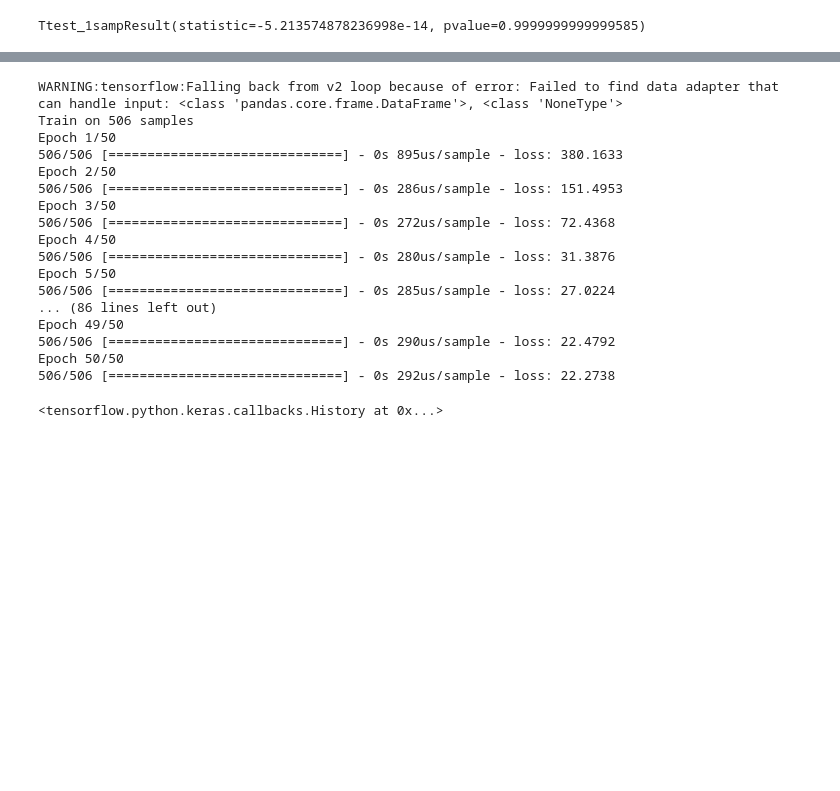
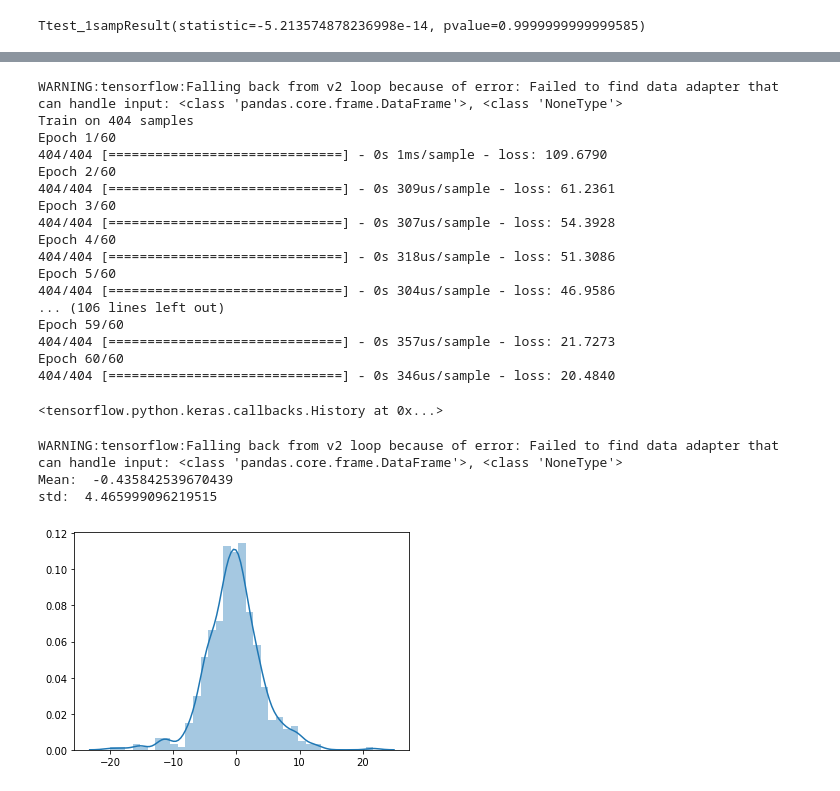
Before and after one commit to tommirrington/MachineLearning-StatisticProject, a Jupyter notebook: MLandStatsProject.ipynb, the cells around one changed output, grey strips where cells are left out. Saved outputs shown, nothing was run; the diff lists cells and outputs as text; code cells hidden in the pictures; blank space fills up the shorter version.

Commit message:
More training, scaling and whitening

```diff
--- a/MLandStatsProject.ipynb
+++ b/MLandStatsProject.ipynb
@@ -272,20 +248,11 @@ Using TensorFlow backend.
-# %%
-#inputs = boston_df[['CRIM','ZN','INDUS','CHAS','NOX','RM','AGE','DIS','RAD','TAX','PTRATIO','B','LSTAT']]
-
-#
-inputs = boston_df[['RM','LSTAT']]
-# %%
-outputs = boston_df[['MEDV']]
 # %%
 from tensorflow.python.keras.models import Sequential
 from tensorflow.python.keras.layers import Dense
 
 m = Sequential()
-m.add(Dense(10, input_dim=2, kernel_initializer='normal', activation='relu'))
-#m.add(Dense(30, activation='sigmoid'))
+m.add(Dense(10, input_dim=13, kernel_initializer='normal', activation='relu'))
 m.add(Dense(30, activation='relu'))
-m.add(Dense(10, activation='linear'))
-#m.add(Dense(10, input_dim=13, activation='tanh'))
+m.add(Dense(100, activation='linear'))
 m.add(Dense(1, activation='linear'))
 
 m.compile(loss='mean_squared_error', optimizer='adam')
@@ -292,21 +273,31 @@ m.compile(loss='mean_squared_error', optimizer='adam')
 # %%
-m.fit(inputs, outputs, epochs = 50, batch_size=5)
+m.fit(X_train, Y_train, epochs = 60, batch_size=5)
 # %% [output]
 WARNING:tensorflow:Falling back from v2 loop because of error: Failed to find data adapter that can handle input: <class 'pandas.core.frame.DataFrame'>, <class 'NoneType'>
-Train on 506 samples
-Epoch 1/50
-506/506 [==============================] - 0s 895us/sample - loss: 380.1633
-Epoch 2/50
-506/506 [==============================] - 0s 286us/sample - loss: 151.4953
-Epoch 3/50
-506/506 [==============================] - 0s 272us/sample - loss: 72.4368
-Epoch 4/50
-506/506 [==============================] - 0s 280us/sample - loss: 31.3876
-Epoch 5/50
-506/506 [==============================] - 0s 285us/sample - loss: 27.0224
-... (86 lines left out)
-Epoch 49/50
-506/506 [==============================] - 0s 290us/sample - loss: 22.4792
-Epoch 50/50
-506/506 [==============================] - 0s 292us/sample - loss: 22.2738
+Train on 404 samples
+Epoch 1/60
+404/404 [==============================] - 0s 1ms/sample - loss: 109.6790
+Epoch 2/60
+404/404 [==============================] - 0s 309us/sample - loss: 61.2361
+Epoch 3/60
+404/404 [==============================] - 0s 307us/sample - loss: 54.3928
+Epoch 4/60
+404/404 [==============================] - 0s 318us/sample - loss: 51.3086
+Epoch 5/60
+404/404 [==============================] - 0s 304us/sample - loss: 46.9586
+... (106 lines left out)
+Epoch 59/60
+404/404 [==============================] - 0s 357us/sample - loss: 21.7273
+Epoch 60/60
+404/404 [==============================] - 0s 346us/sample - loss: 20.4840
 <tensorflow.python.keras.callbacks.History at 0x...>
+# %%
+dist = m.predict(inputs) - outputs.as_matrix()
+sns.distplot(dist)
+print('Mean: ', dist.mean())
+print('std: ', dist.std())
+# %% [output]
+WARNING:tensorflow:Falling back from v2 loop because of error: Failed to find data adapter that can handle input: <class 'pandas.core.frame.DataFrame'>, <class 'NoneType'>
+Mean:  -0.435842539670439
+std:  4.465999096219515
+[figure, added]
```
Also changed, not shown: parts of 24 cells of this notebook.
